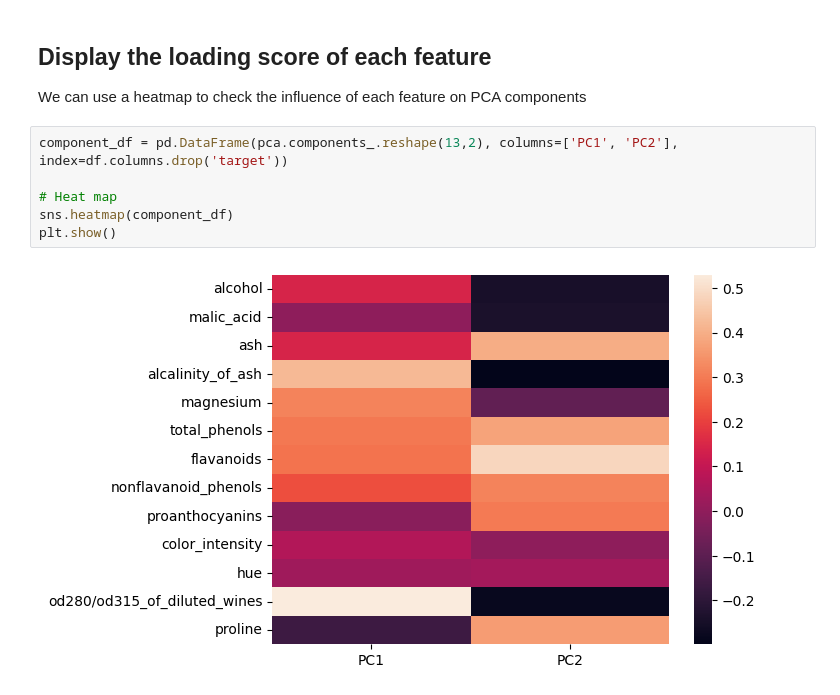
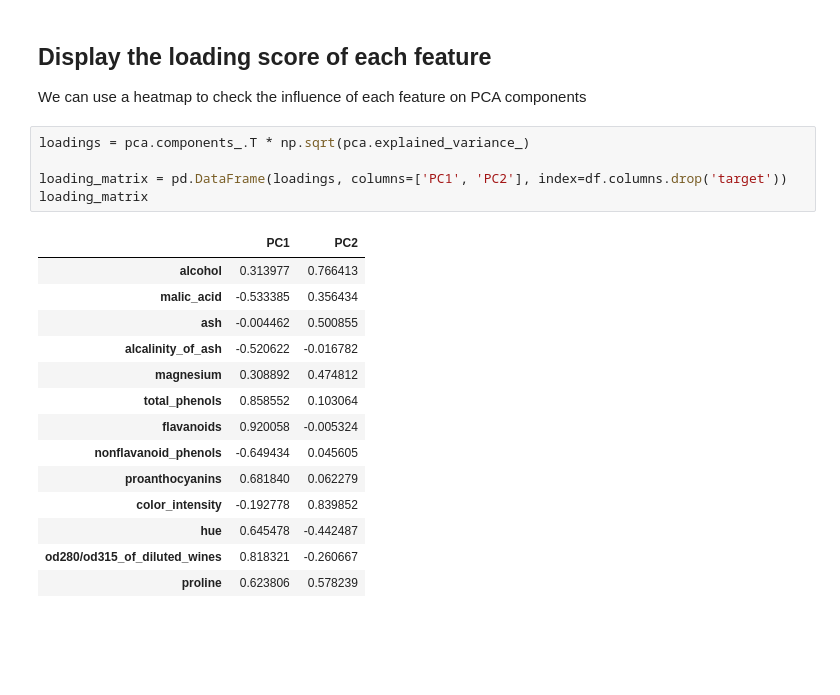
Before and after one commit to robitussin/CCADMACL, a Jupyter notebook: 7 - Principal Component Analysis/implementation/Using_PCA_on_the_wine_dataset.ipynb, the cells around one changed output. Saved outputs shown, nothing was run; the diff lists cells and outputs as text; blank space fills up the shorter version.

```diff
--- a/7 - Principal Component Analysis/implementation/Using_PCA_on_the_wine_dataset.ipynb
+++ b/7 - Principal Component Analysis/implementation/Using_PCA_on_the_wine_dataset.ipynb
@@ -222,11 +223,23 @@ plt.tight_layout()
 ## Display the loading score of each feature
 
 We can use a heatmap to check the influence of each feature on PCA components
-# %%
-component_df = pd.DataFrame(pca.components_.reshape(13,2), columns=['PC1', 'PC2'], index=df.columns.drop('target'))
-
-# Heat map
-sns.heatmap(component_df)
-plt.show()
-# %% [output]
-[figure, removed]
+# %%
+loadings = pca.components_.T * np.sqrt(pca.explained_variance_)
+
+loading_matrix = pd.DataFrame(loadings, columns=['PC1', 'PC2'], index=df.columns.drop('target'))
+loading_matrix
+# %% [output]
+|  | PC1 | PC2 |
+| alcohol | 0.313977 | 0.766413 |
+| malic_acid | -0.533385 | 0.356434 |
+| ash | -0.004462 | 0.500855 |
+| alcalinity_of_ash | -0.520622 | -0.016782 |
+| magnesium | 0.308892 | 0.474812 |
+| total_phenols | 0.858552 | 0.103064 |
+| flavanoids | 0.920058 | -0.005324 |
+| nonflavanoid_phenols | -0.649434 | 0.045605 |
+| proanthocyanins | 0.681840 | 0.062279 |
+| color_intensity | -0.192778 | 0.839852 |
+| hue | 0.645478 | -0.442487 |
+| od280/od315_of_diluted_wines | 0.818321 | -0.260667 |
+| proline | 0.623806 | 0.578239 |
```
Also changed, not shown: parts of 6 cells of this notebook, 1 other file.
